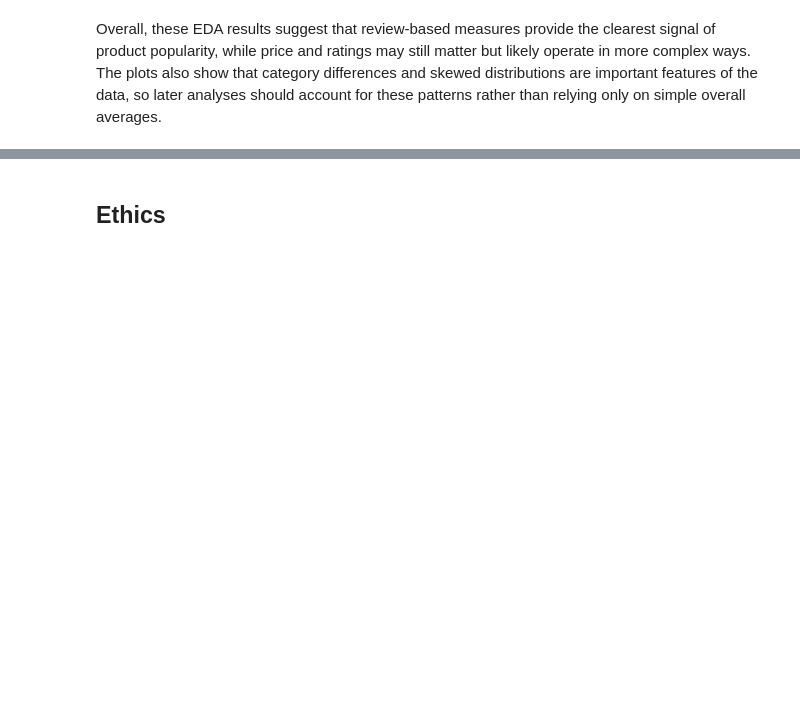
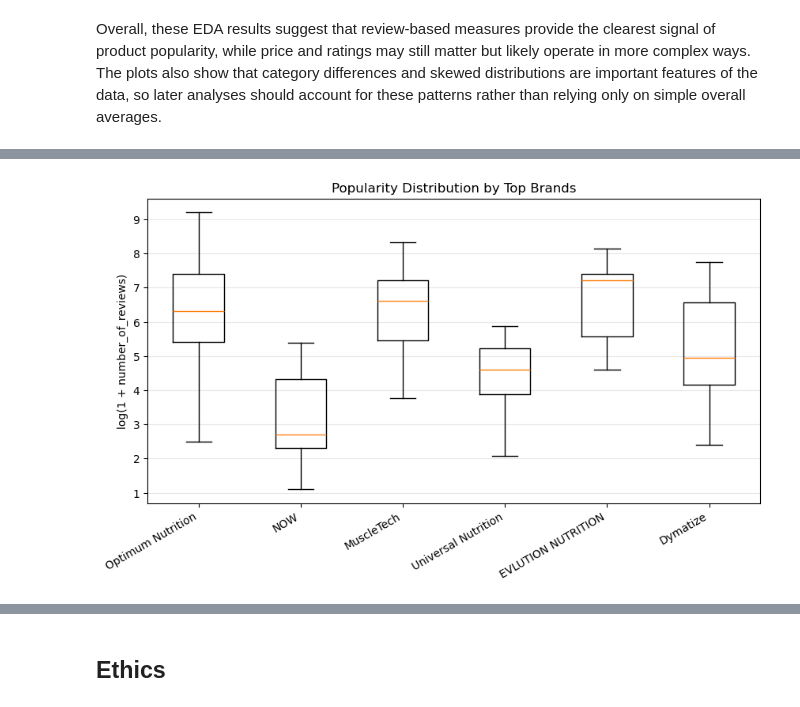
Before and after one commit to COGS108/Group129_WI26, a Jupyter notebook: 02-EDACheckpoint.ipynb, the cells around one changed output, grey strips where cells are left out. Cells and saved outputs as stored; diff of their text form; code cells hidden in the pictures; blank space fills up the shorter version.

```diff
--- a/02-EDACheckpoint.ipynb
+++ b/02-EDACheckpoint.ipynb
@@ -535,0 +593,16 @@ Overall, these EDA results suggest that review-based measures provide the cleare
+# %%
+tmp = eda.dropna(subset=["brand_name", "log_reviews"]).copy()
+top_brands = tmp["brand_name"].value_counts().head(6).index
+
+groups = [tmp.loc[tmp["brand_name"] == b, "log_reviews"].dropna().to_numpy() for b in top_brands]
+labels = [str(b) for b in top_brands]
+
+plt.figure(figsize=(10,5))
+plt.boxplot(groups, labels=labels, showfliers=False)
+plt.xticks(rotation=30, ha="right")
+plt.ylabel("log(1 + number_of_reviews)")
+plt.title("Popularity Distribution by Top Brands")
+plt.grid(True, axis="y", alpha=0.3)
+plt.show()
+# %% [output]
+[figure, added]
```
Also changed, not shown: parts of 9 cells of this notebook.
